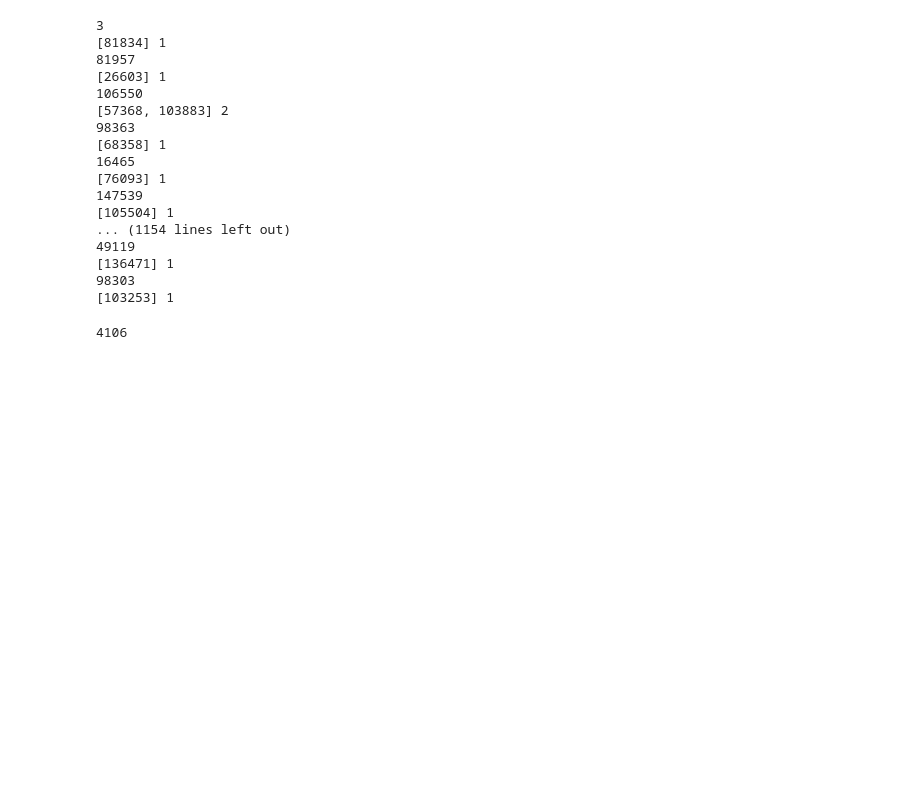
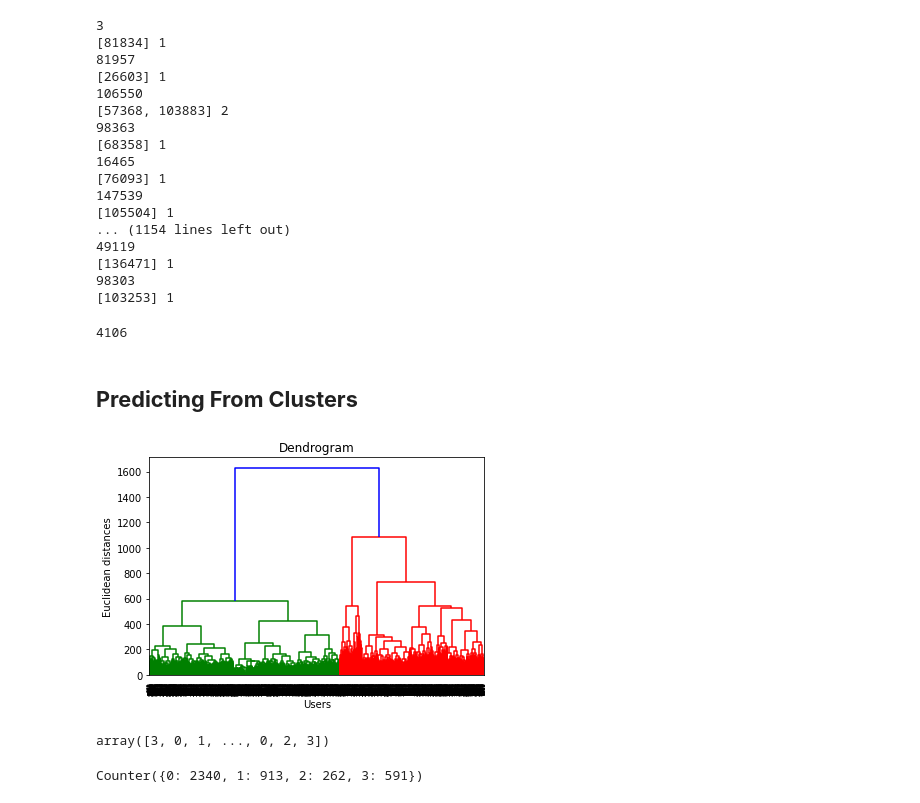
Before and after one commit to Sibu08/movierecommendation, a Jupyter notebook: MovieLens25M.ipynb, the cells around one changed output. Cells and saved outputs as stored; diff of their text form; code cells hidden in the pictures; blank space fills up the shorter version.

```diff
--- a/MovieLens25M.ipynb
+++ b/MovieLens25M.ipynb
@@ -837,3 +760,20 @@ for i in user_movie_pred2:
 print(count)
 # %% [output]
 4106
+# %% [markdown]
+## **Predicting From Clusters**
+# %%
+test75_matrix = test_75.pivot_table(index='userId',columns='movieId',values='rating')
+# %%
+test75_matrix = test75_matrix.fillna(0.0)
+# %%
+X = test75_matrix.iloc[:, :].values
+# %%
+import scipy.cluster.hierarchy as sch
+dendrogram = sch.dendrogram(sch.linkage(X, method  = "ward"))
+plt.title('Dendrogram')
+plt.xlabel('Users')
+plt.ylabel('Euclidean distances')
+plt.show()
+# %% [output]
+[figure, added]
@@ -839,0 +784,9 @@ print(count)
+# %%
+y_hc
+# %% [output]
+array([3, 0, 1, ..., 0, 2, 3])
+# %%
+import collections
+collections.Counter(y_hc)
+# %% [output]
+Counter({0: 2340, 1: 913, 2: 262, 3: 591})
```
Also changed, not shown: parts of 66 cells of this notebook.
